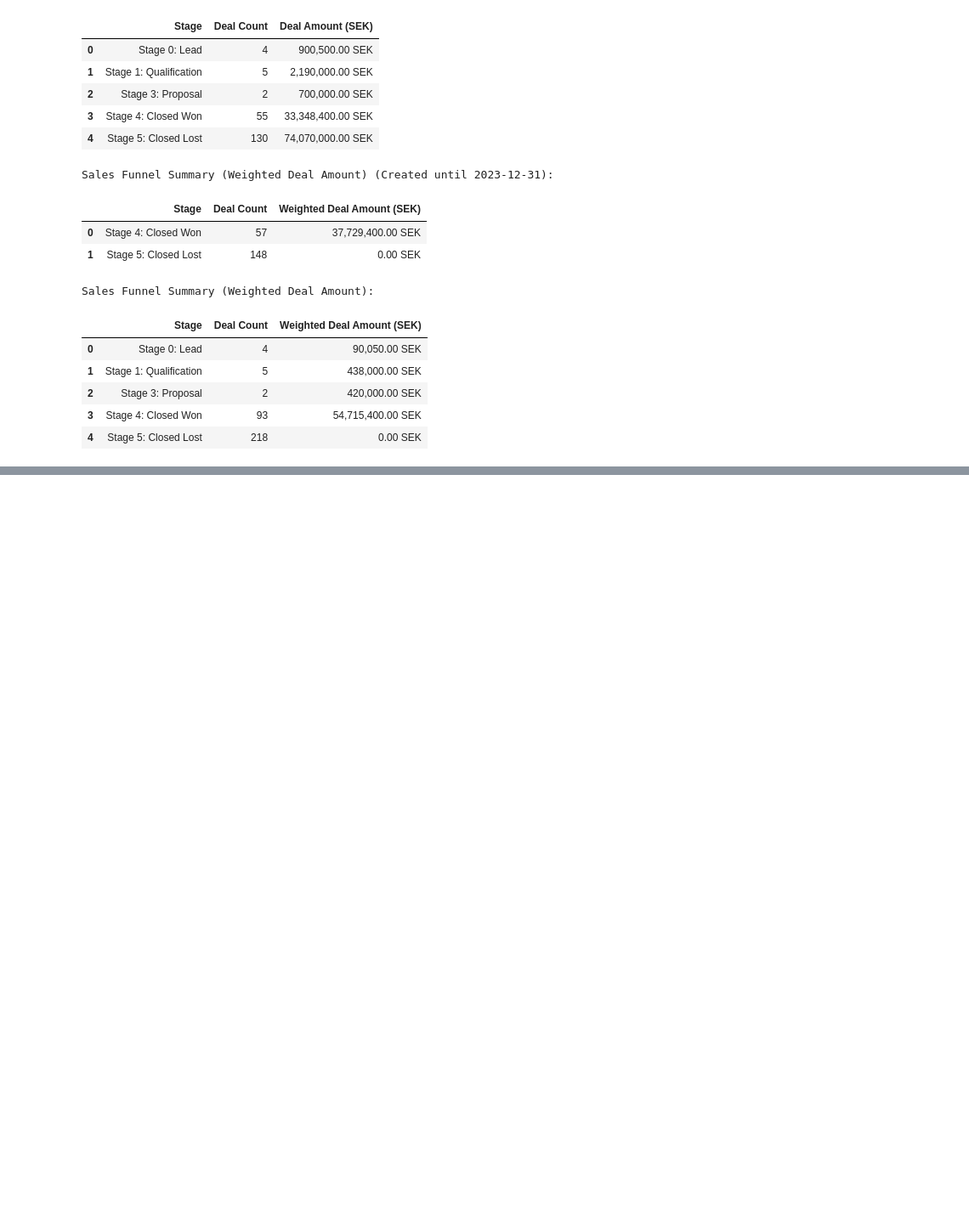
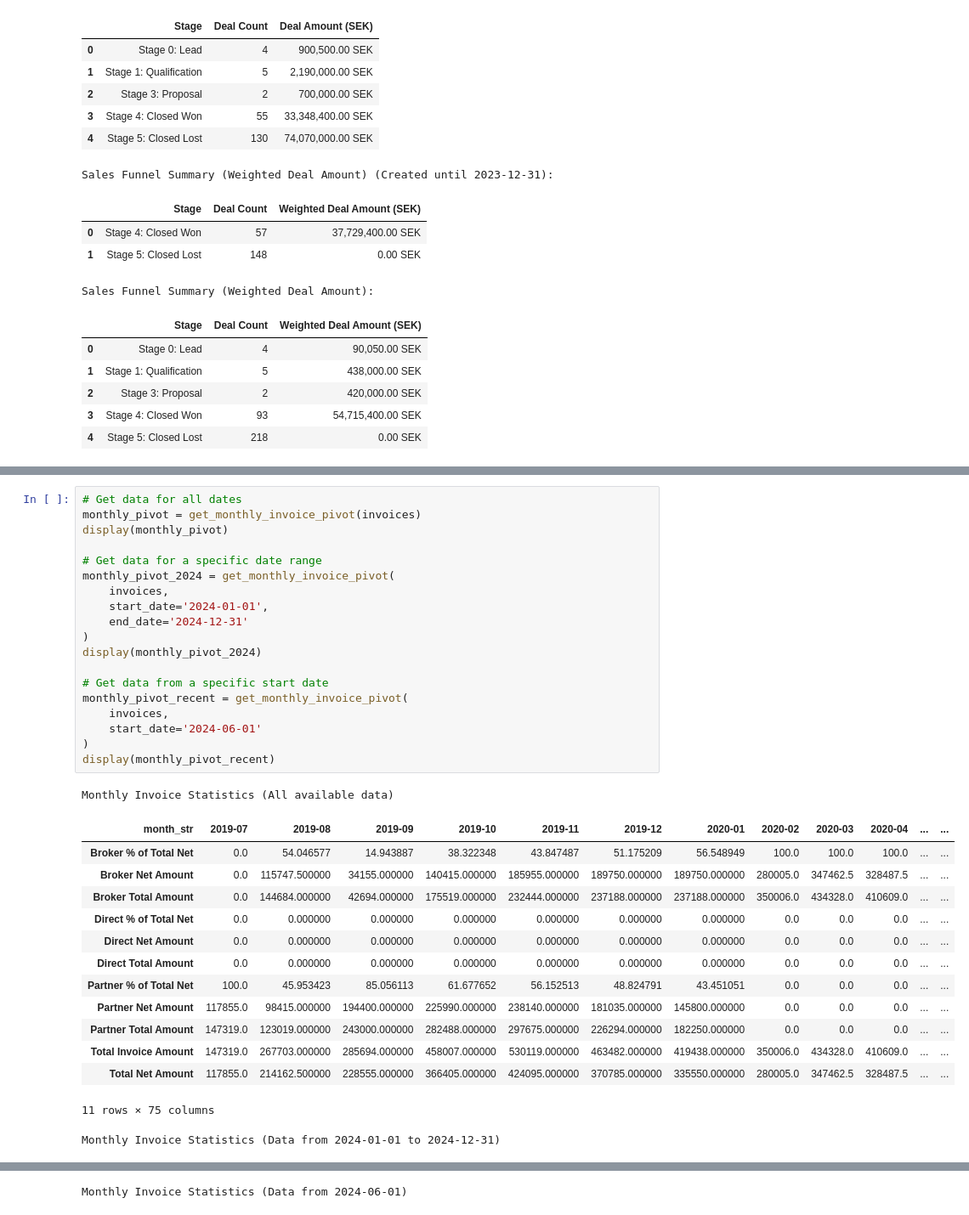
Before and after one commit to alshakarti/hyper_island_bi, a Jupyter notebook: eda.ipynb, the cells around one changed output, grey strips where cells are left out. Shown at 85% size. Cells and saved outputs as stored; diff of their text form; blank space fills up the shorter version.

```diff
--- a/eda.ipynb
+++ b/eda.ipynb
@@ -460,0 +783,35 @@ Sales Funnel Summary (Weighted Deal Amount):
+# %%
+# Get data for all dates
+monthly_pivot = get_monthly_invoice_pivot(invoices)
+display(monthly_pivot)
+
+# Get data for a specific date range
+monthly_pivot_2024 = get_monthly_invoice_pivot(
+    invoices,
+    start_date='2024-01-01',
+    end_date='2024-12-31'
+)
+display(monthly_pivot_2024)
+
+# Get data from a specific start date
+monthly_pivot_recent = get_monthly_invoice_pivot(
+    invoices,
+    start_date='2024-06-01'
+)
+display(monthly_pivot_recent)
+# %% [output]
+Monthly Invoice Statistics (All available data)
+| month_str | 2019-07 | 2019-08 | 2019-09 | 2019-10 | 2019-11 | 2019-12 | 2020-01 | 2020-02 | 2020-03 | 2020-04 | ... | ... |
+| Broker % of Total Net | 0.0 | 54.046577 | 14.943887 | 38.322348 | 43.847487 | 51.175209 | 56.548949 | 100.0 | 100.0 | 100.0 | ... | ... |
+| Broker Net Amount | 0.0 | 115747.500000 | 34155.000000 | 140415.000000 | 185955.000000 | 189750.000000 | 189750.000000 | 280005.0 | 347462.5 | 328487.5 | ... | ... |
+| Broker Total Amount | 0.0 | 144684.000000 | 42694.000000 | 175519.000000 | 232444.000000 | 237188.000000 | 237188.000000 | 350006.0 | 434328.0 | 410609.0 | ... | ... |
+| Direct % of Total Net | 0.0 | 0.000000 | 0.000000 | 0.000000 | 0.000000 | 0.000000 | 0.000000 | 0.0 | 0.0 | 0.0 | ... | ... |
+| Direct Net Amount | 0.0 | 0.000000 | 0.000000 | 0.000000 | 0.000000 | 0.000000 | 0.000000 | 0.0 | 0.0 | 0.0 | ... | ... |
+| Direct Total Amount | 0.0 | 0.000000 | 0.000000 | 0.000000 | 0.000000 | 0.000000 | 0.000000 | 0.0 | 0.0 | 0.0 | ... | ... |
+| Partner % of Total Net | 100.0 | 45.953423 | 85.056113 | 61.677652 | 56.152513 | 48.824791 | 43.451051 | 0.0 | 0.0 | 0.0 | ... | ... |
+| Partner Net Amount | 117855.0 | 98415.000000 | 194400.000000 | 225990.000000 | 238140.000000 | 181035.000000 | 145800.000000 | 0.0 | 0.0 | 0.0 | ... | ... |
+| Partner Total Amount | 147319.0 | 123019.000000 | 243000.000000 | 282488.000000 | 297675.000000 | 226294.000000 | 182250.000000 | 0.0 | 0.0 | 0.0 | ... | ... |
+| Total Invoice Amount | 147319.0 | 267703.000000 | 285694.000000 | 458007.000000 | 530119.000000 | 463482.000000 | 419438.000000 | 350006.0 | 434328.0 | 410609.0 | ... | ... |
+| Total Net Amount | 117855.0 | 214162.500000 | 228555.000000 | 366405.000000 | 424095.000000 | 370785.000000 | 335550.000000 | 280005.0 | 347462.5 | 328487.5 | ... | ... |
+11 rows × 75 columns
+Monthly Invoice Statistics (Data from 2024-01-01 to 2024-12-31)
@@ -460,0 +830 @@ Sales Funnel Summary (Weighted Deal Amount):
+Monthly Invoice Statistics (Data from 2024-06-01)
```
Also changed, not shown: parts of 10 cells of this notebook.
